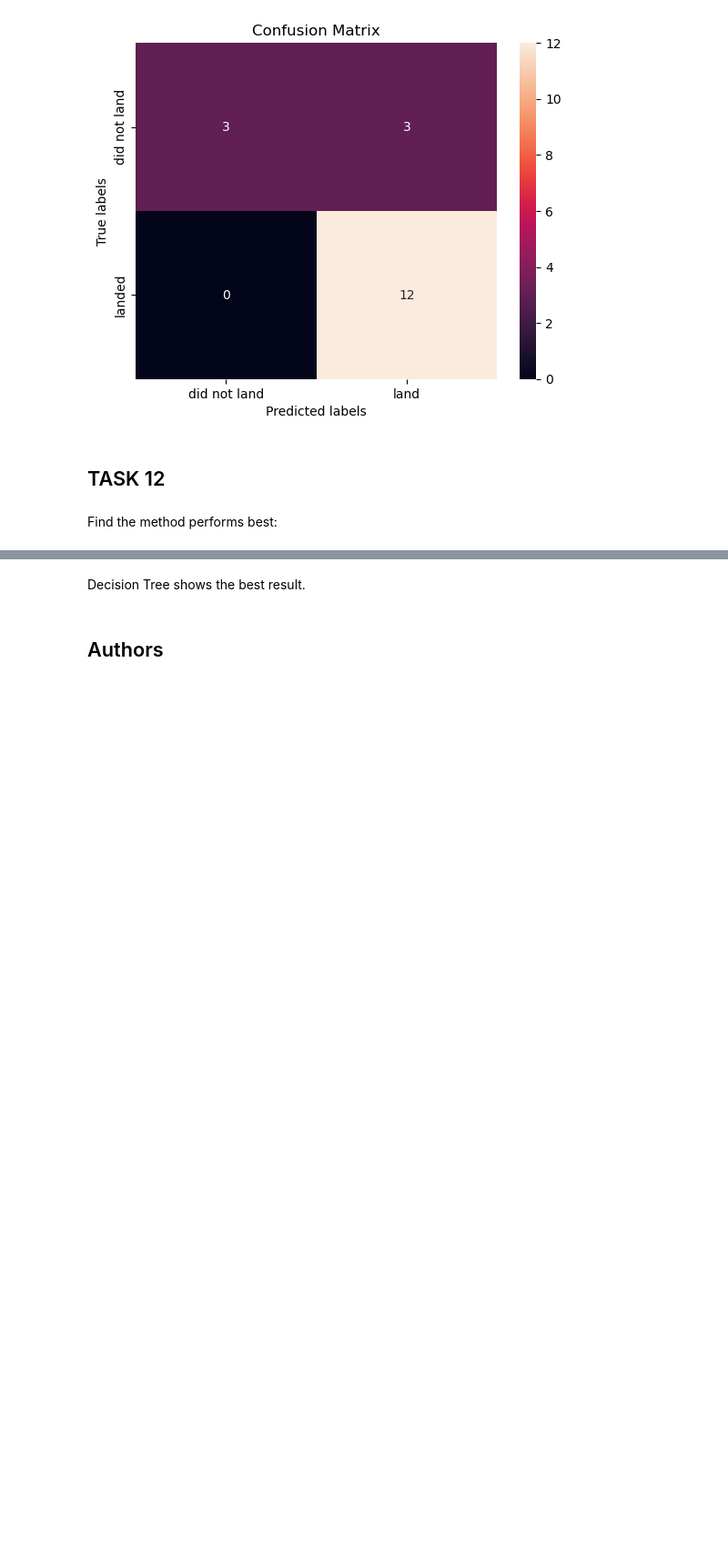
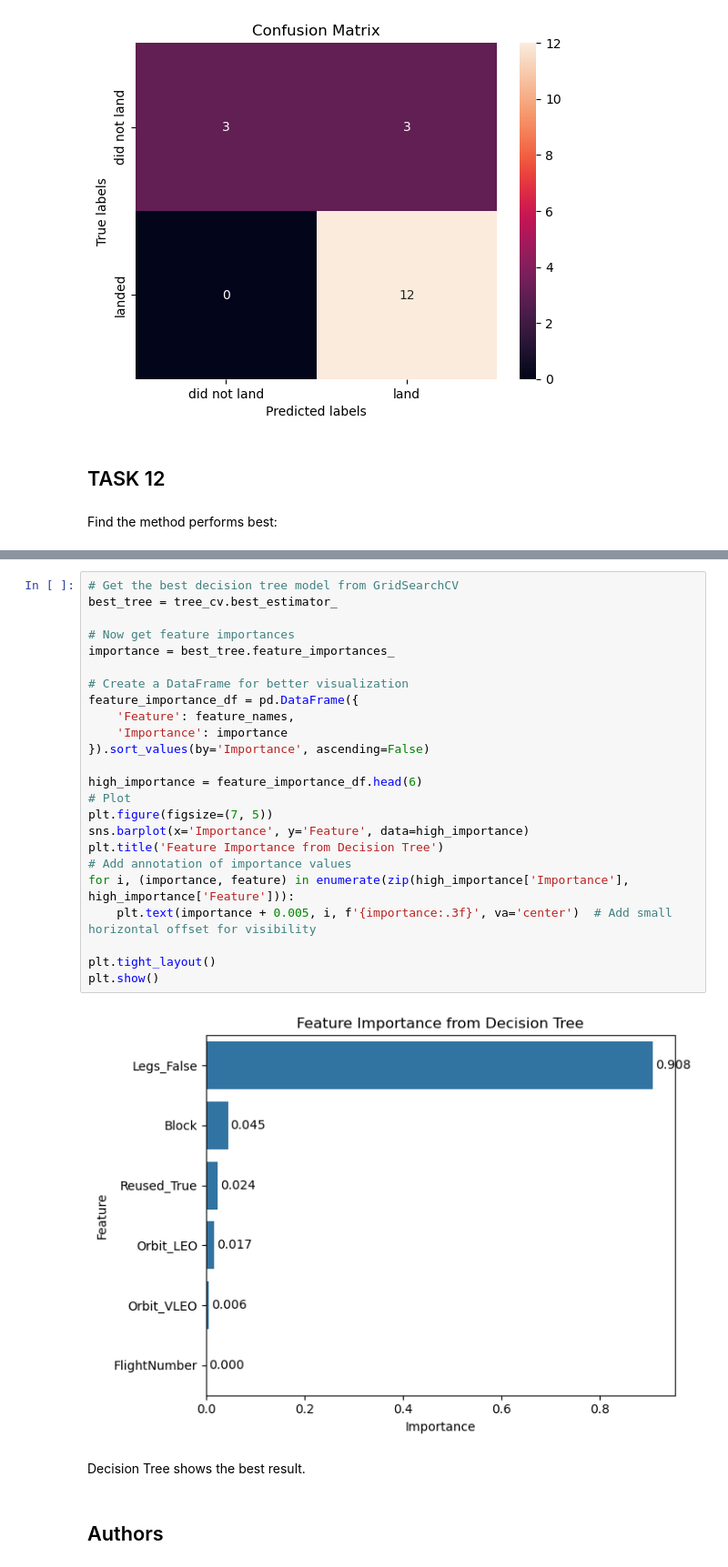
Before and after one commit to G-flatminor/Capstone-project-Space-X-, a Jupyter notebook: SpaceX-Machine-Learning-Prediction-Part-5-v1.ipynb, the cells around one changed output, grey strips where cells are left out. Shown at 91% size. Saved outputs shown, nothing was run; the diff lists cells and outputs as text; blank space fills up the shorter version.

```diff
--- a/SpaceX-Machine-Learning-Prediction-Part-5-v1.ipynb
+++ b/SpaceX-Machine-Learning-Prediction-Part-5-v1.ipynb
@@ -362,3 +410,29 @@ Find the method performs best:
+# %%
+# Get the best decision tree model from GridSearchCV
+best_tree = tree_cv.best_estimator_
+
+# Now get feature importances
+importance = best_tree.feature_importances_
+
+# Create a DataFrame for better visualization
+feature_importance_df = pd.DataFrame({
+    'Feature': feature_names,
+    'Importance': importance
+}).sort_values(by='Importance', ascending=False)
+
+high_importance = feature_importance_df.head(6)
+# Plot
+plt.figure(figsize=(7, 5))
+sns.barplot(x='Importance', y='Feature', data=high_importance)
+plt.title('Feature Importance from Decision Tree')
+# Add annotation of importance values
+for i, (importance, feature) in enumerate(zip(high_importance['Importance'], high_importance['Feature'])):
+    plt.text(importance + 0.005, i, f'{importance:.3f}', va='center')  # Add small horizontal offset for visibility
+
+plt.tight_layout()
+plt.show()
+# %% [output]
+[figure, added]
 # %% [markdown]
 Decision Tree shows the best result.
 # %% [markdown]
```
Also changed, not shown: parts of 11 cells of this notebook.
